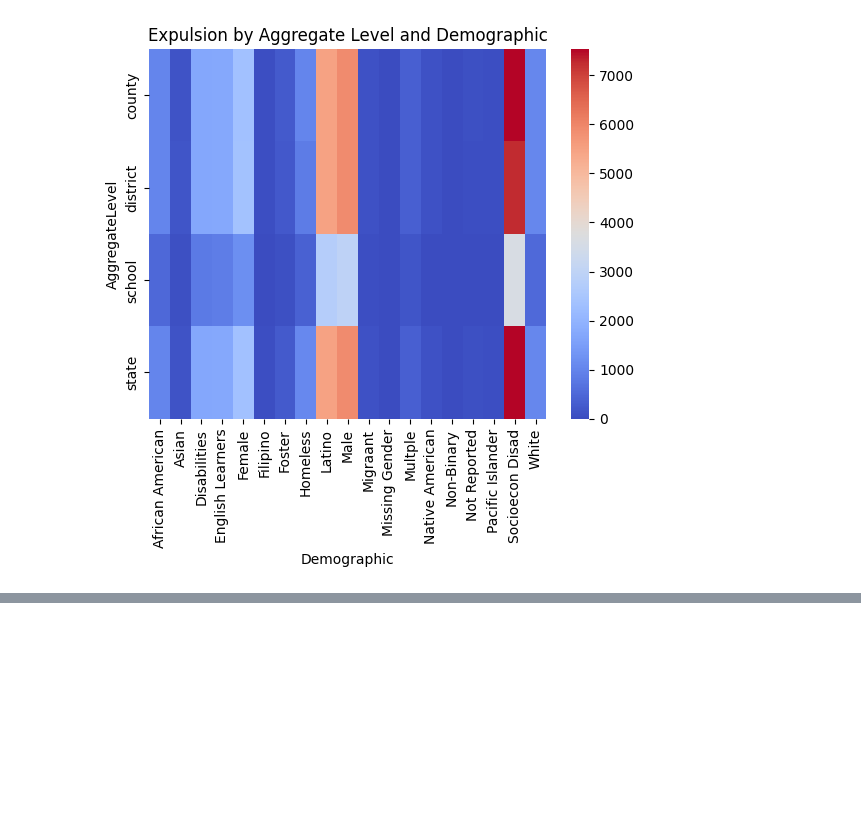
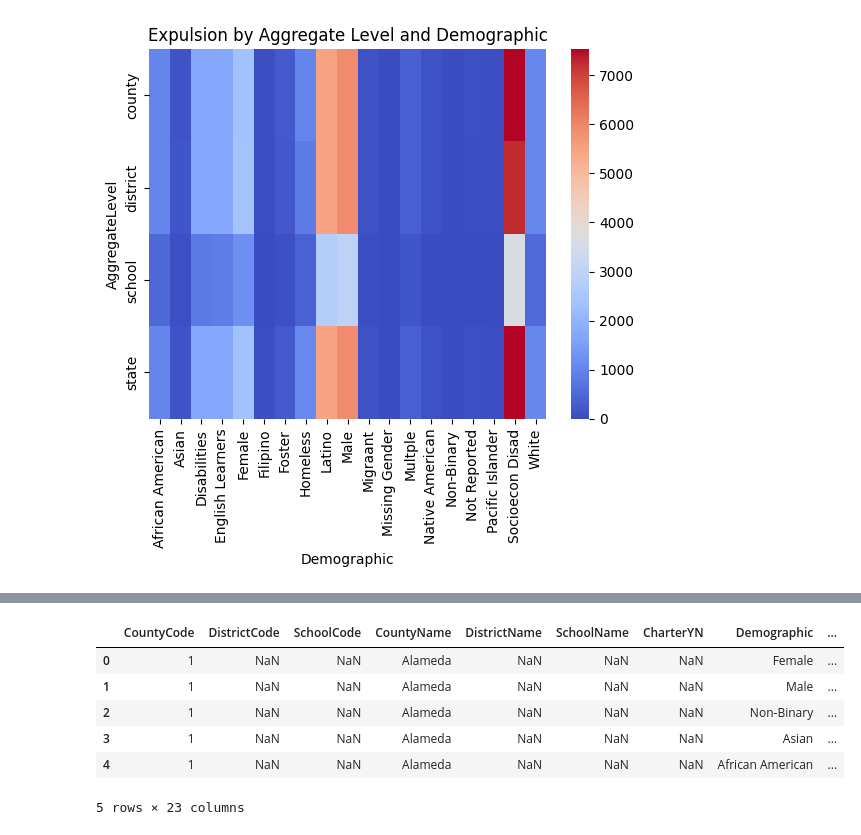
Before and after one commit to EmilioD19/Expulsion-in-California, a Jupyter notebook: explusion classification.ipynb, the cells around one changed output, grey strips where cells are left out. Saved outputs shown, nothing was run; the diff lists cells and outputs as text; code cells hidden in the pictures; blank space fills up the shorter version.

```diff
--- a/explusion classification.ipynb
+++ b/explusion classification.ipynb
@@ -190,0 +215,12 @@ Text(0.5, 1.0, 'Expulsion by Aggregate Level and Demographic')
+# %%
+df = df.join(pd.get_dummies(df["AggregateLevel"], prefix = "is_", dtype = int)).drop(columns=["AggregateLevel", "AcademicYear"])
+# %%
+df.head()
+# %% [output]
+|  | CountyCode | DistrictCode | SchoolCode | CountyName | DistrictName | SchoolName | CharterYN | Demographic | ... |
+| 0 | 1 | NaN | NaN | Alameda | NaN | NaN | NaN | Female | ... |
+| 1 | 1 | NaN | NaN | Alameda | NaN | NaN | NaN | Male | ... |
+| 2 | 1 | NaN | NaN | Alameda | NaN | NaN | NaN | Non-Binary | ... |
+| 3 | 1 | NaN | NaN | Alameda | NaN | NaN | NaN | Asian | ... |
+| 4 | 1 | NaN | NaN | Alameda | NaN | NaN | NaN | African American | ... |
+5 rows × 23 columns
```
Also changed, not shown: parts of 5 cells of this notebook.
